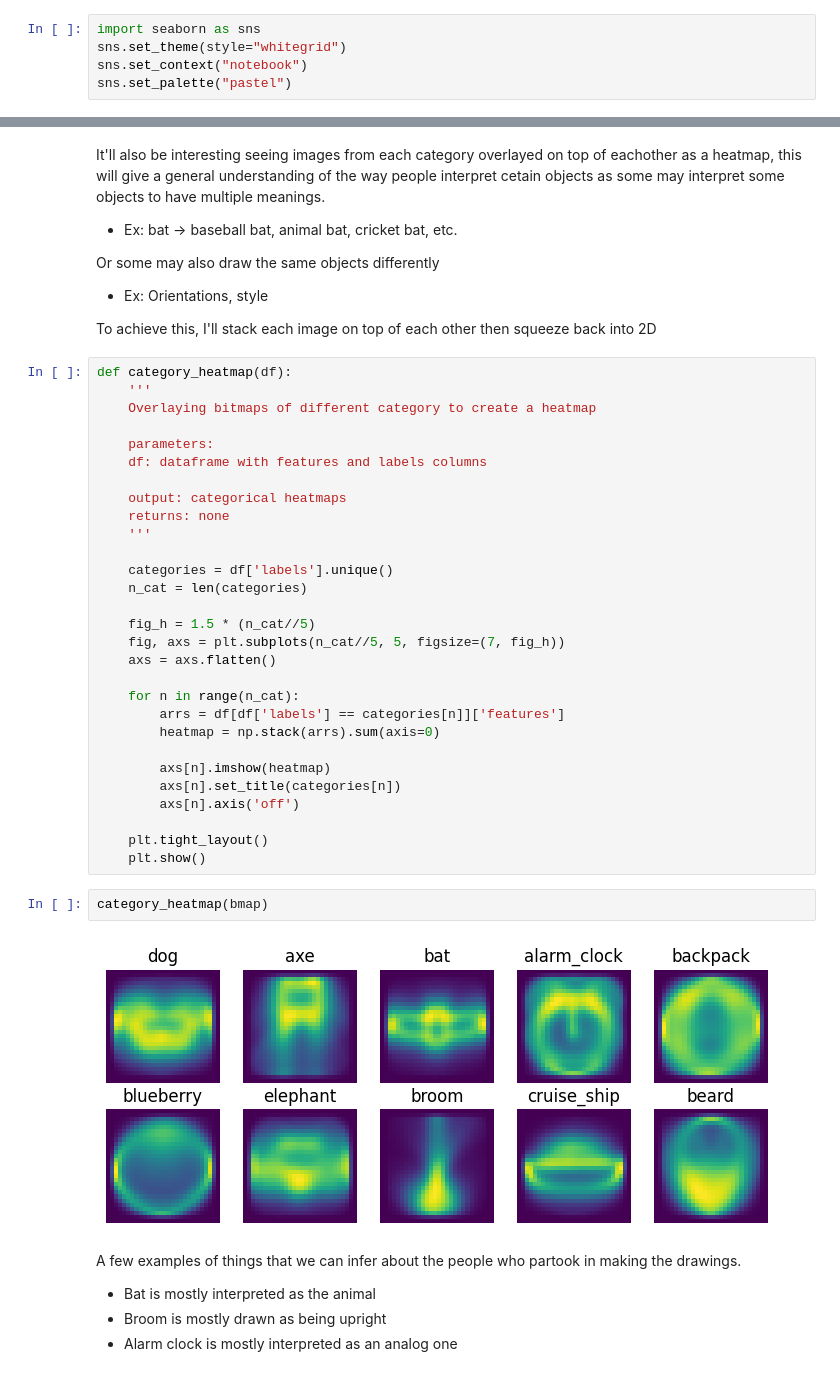
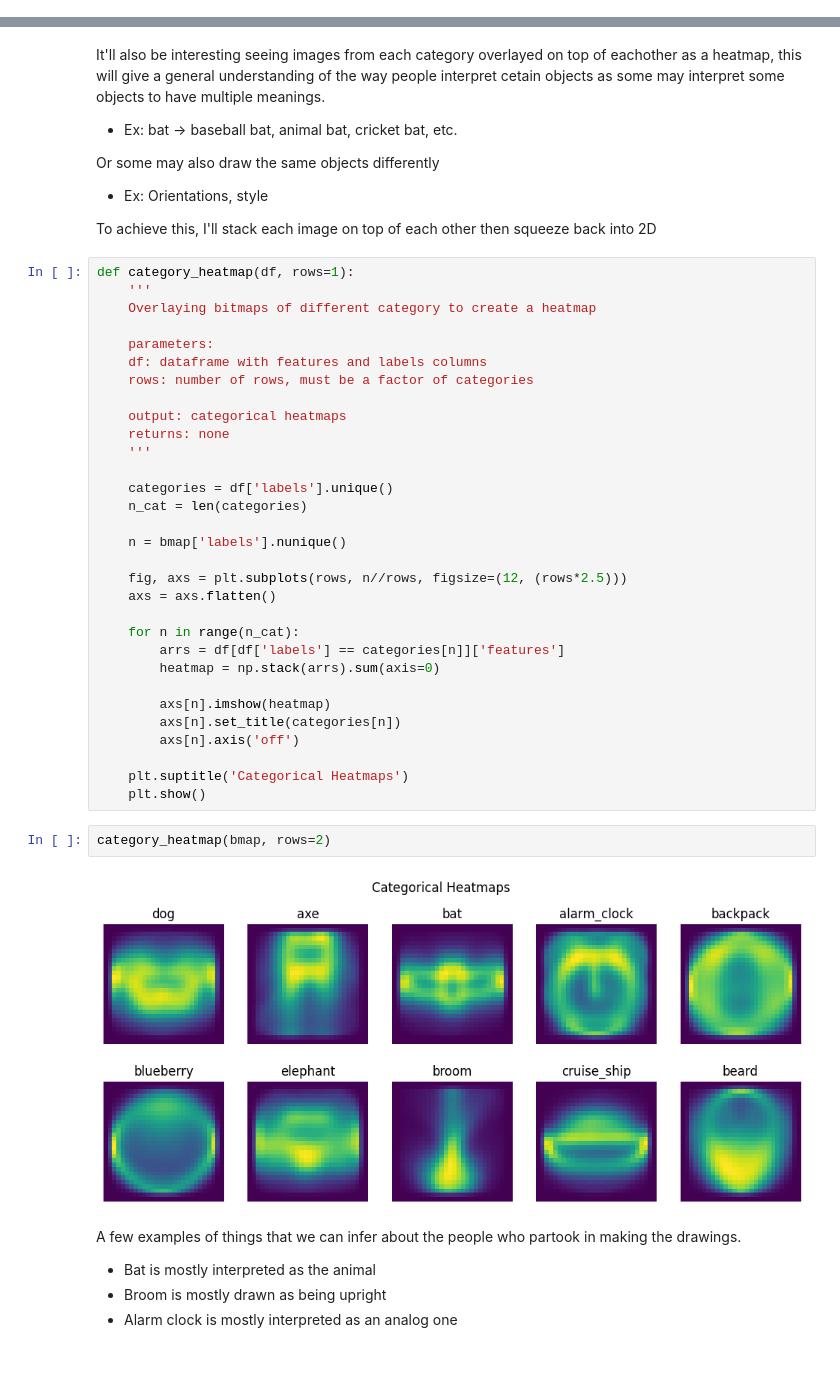
Before and after one commit to SafoanMiah/quick-draw-neural-net, a Jupyter notebook: main.ipynb, the cells around one changed output, grey strips where cells are left out. Saved outputs shown, nothing was run; the diff lists cells and outputs as text.

```diff
--- a/main.ipynb
+++ b/main.ipynb
@@ -43,8 +40,3 @@ from torchvision.transforms import ToTensor
 from torch.utils.data import DataLoader
 
 from sklearn.model_selection import train_test_split
-# %%
-import seaborn as sns
-sns.set_theme(style="whitegrid")
-sns.set_context("notebook")
-sns.set_palette("pastel")
@@ -140,12 +139,13 @@ Or some may also draw the same objects differently
 
 To achieve this, I'll stack each image on top of each other then squeeze back into 2D
 # %%
-def category_heatmap(df):
+def category_heatmap(df, rows=1):
     '''
     Overlaying bitmaps of different category to create a heatmap
 
     parameters:
     df: dataframe with features and labels columns
+    rows: number of rows, must be a factor of categories
 
     output: categorical heatmaps
     returns: none
@@ -154,8 +154,9 @@ def category_heatmap(df):
     categories = df['labels'].unique()
     n_cat = len(categories)
 
-    fig_h = 1.5 * (n_cat//5)
-    fig, axs = plt.subplots(n_cat//5, 5, figsize=(7, fig_h))
+    n = bmap['labels'].nunique()
+
+    fig, axs = plt.subplots(rows, n//rows, figsize=(12, (rows*2.5)))
     axs = axs.flatten()
 
     for n in range(n_cat):
@@ -166,12 +167,12 @@ def category_heatmap(df):
         axs[n].set_title(categories[n])
         axs[n].axis('off')
 
-    plt.tight_layout()
+    plt.suptitle('Categorical Heatmaps')
     plt.show()
 # %%
-category_heatmap(bmap)
+category_heatmap(bmap, rows=2)
 # %% [output]
-[figure, old version]
+[figure, new version]
 # %% [markdown]
 A few examples of things that we can infer about the people who partook in making the drawings.
 * Bat is mostly interpreted as the animal
```
Also changed, not shown: parts of 24 cells of this notebook.
